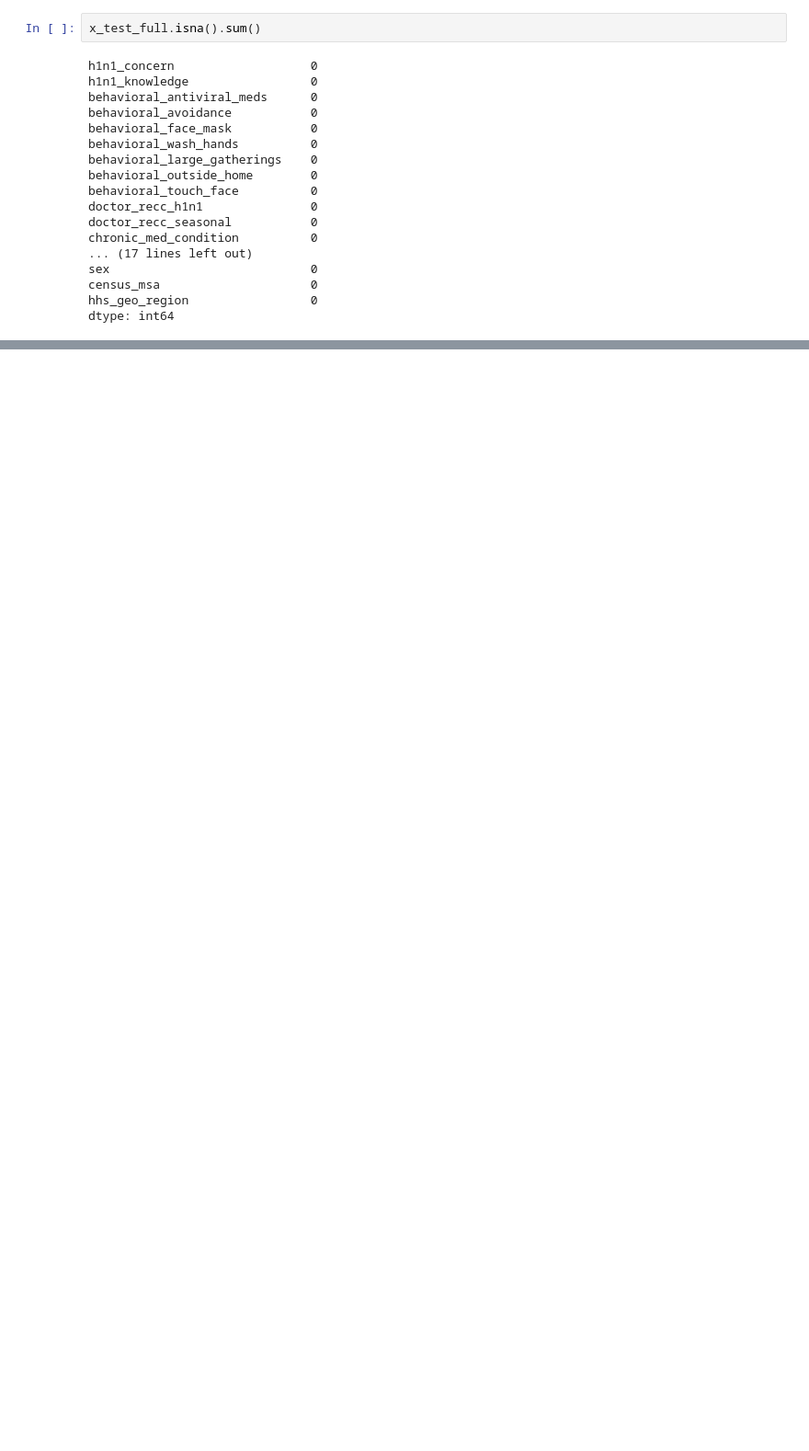
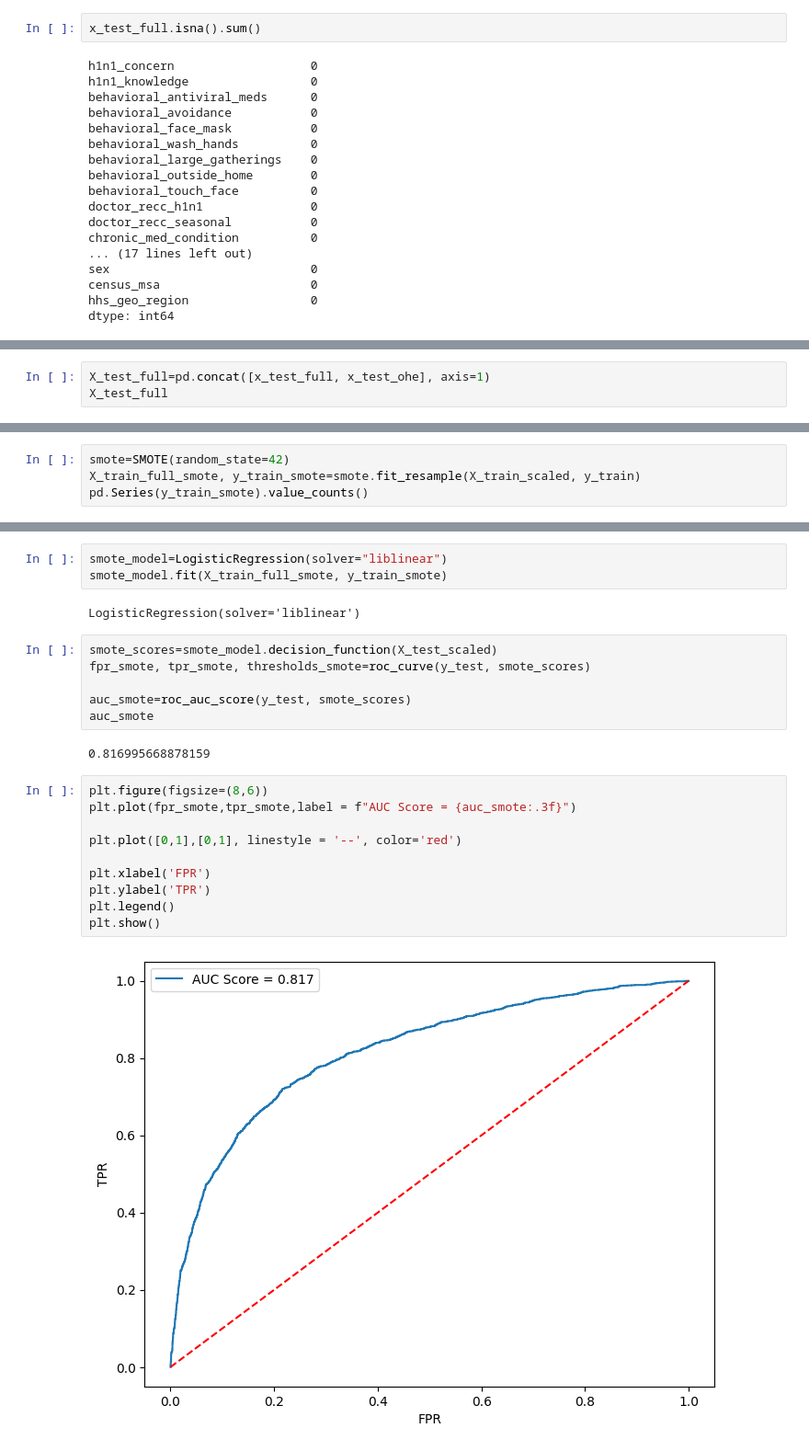
Before and after one commit to MaurineChemutai/Phase_3_Project_H1N1-and-Seasonal-Flu-Vaccines-Classification-Model, a Jupyter notebook: index.ipynb, the cells around one changed output, grey strips where cells are left out. Shown at 92% size. Drawn from its saved outputs; the diff is of its cells as text; blank space fills up the shorter version.

```diff
--- a/index.ipynb
+++ b/index.ipynb
@@ -528,0 +794,3 @@ dtype: int64
+# %%
+X_test_full=pd.concat([x_test_full, x_test_ohe], axis=1)
+X_test_full
@@ -528,0 +852,4 @@ dtype: int64
+# %%
+smote=SMOTE(random_state=42)
+X_train_full_smote, y_train_smote=smote.fit_resample(X_train_scaled, y_train)
+pd.Series(y_train_smote).value_counts()
@@ -528,0 +878,25 @@ dtype: int64
+# %%
+smote_model=LogisticRegression(solver="liblinear")
+smote_model.fit(X_train_full_smote, y_train_smote)
+# %% [output]
+LogisticRegression(solver='liblinear')
+# %%
+smote_scores=smote_model.decision_function(X_test_scaled)
+fpr_smote, tpr_smote, thresholds_smote=roc_curve(y_test, smote_scores)
+
+auc_smote=roc_auc_score(y_test, smote_scores)
+auc_smote
+# %% [output]
+0.816995668878159
+# %%
+plt.figure(figsize=(8,6))
+plt.plot(fpr_smote,tpr_smote,label = f"AUC Score = {auc_smote:.3f}")
+
+plt.plot([0,1],[0,1], linestyle = '--', color='red')
+
+plt.xlabel('FPR')
+plt.ylabel('TPR')
+plt.legend()
+plt.show()
+# %% [output]
+[figure, added]
```
Also changed, not shown: parts of 44 cells of this notebook.
